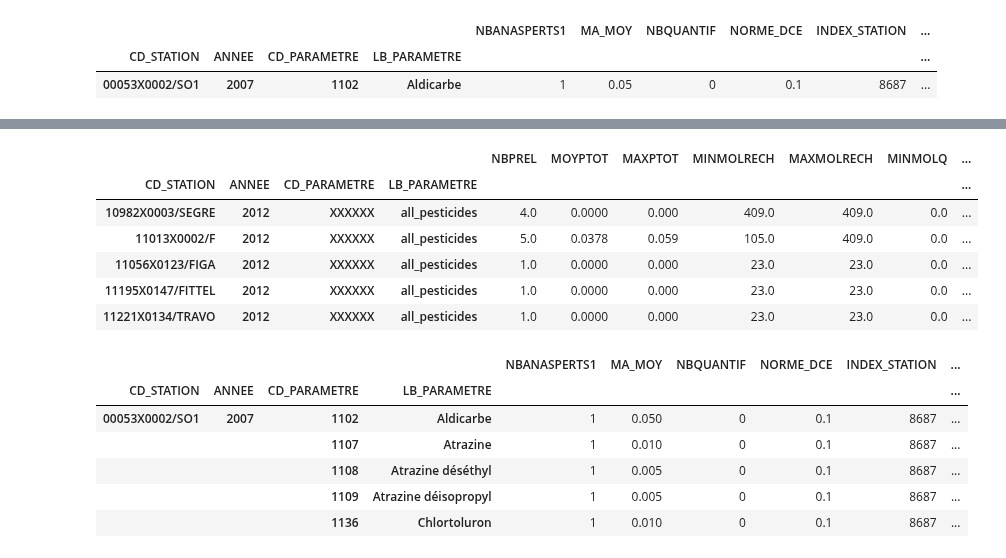
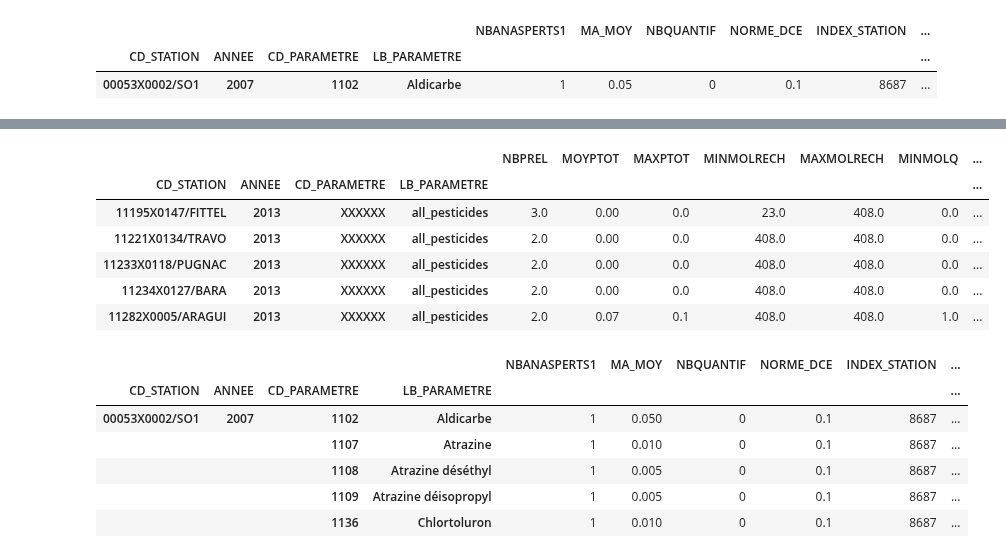
Before and after one commit to JulienParis/hydroviz, a Jupyter notebook: pesticides_analysis_03.ipynb, the cells around one changed output, grey strips where cells are left out. Drawn from its saved outputs; the diff is of its cells as text; code cells hidden in the pictures.

Commit message:
added data 2013-2014 + new logos / photos

```diff
--- a/pesticides_analysis_03.ipynb
+++ b/pesticides_analysis_03.ipynb
@@ -888,6 +907,8 @@ df_mct_2009 = pd.read_csv( os.path.join(stats_path, data_MCT["files"][2]+_copy+_
 df_mct_2010 = pd.read_csv( os.path.join(stats_path, data_MCT["files"][3]+_copy+_csv ), sep=_sep_csv, encoding = csv_encoding) #,  index_col=[1,0])
 df_mct_2011 = pd.read_csv( os.path.join(stats_path, data_MCT["files"][4]+_copy+_csv ), sep=_sep_csv, encoding = csv_encoding) #,  index_col=[1,0])
 df_mct_2012 = pd.read_csv( os.path.join(stats_path, data_MCT["files"][5]+_copy+_csv ), sep=_sep_csv, encoding = csv_encoding) #,  index_col=[1,0])
+df_mct_2013 = pd.read_csv( os.path.join(stats_path, data_MCT["files"][6]+_copy+_csv ), sep=_sep_csv, encoding = csv_encoding) #,  index_col=[1,0])
+df_mct_2014 = pd.read_csv( os.path.join(stats_path, data_MCT["files"][7]+_copy+_csv ), sep=_sep_csv, encoding = csv_encoding) #,  index_col=[1,0])
 
 df_mct_2007.drop('Unnamed: 0', axis=1, inplace=True)
 df_mct_2007 = df_mct_2007.dropna( axis=0, how="all") # on empty rows
@@ -906,6 +927,12 @@ df_mct_2011 = df_mct_2011.dropna( axis=0, how="all") # on empty rows
 
 df_mct_2012.drop('Unnamed: 0', axis=1, inplace=True)
 df_mct_2012 = df_mct_2012.dropna( axis=0, how="all") # on empty rows
+
+df_mct_2013.drop('Unnamed: 0', axis=1, inplace=True)
+df_mct_2013 = df_mct_2013.dropna( axis=0, how="all") # on empty rows
+
+df_mct_2014.drop('Unnamed: 0', axis=1, inplace=True)
+df_mct_2014 = df_mct_2014.dropna( axis=0, how="all") # on empty rows
 # %%
 ### add index station to df_MCT / df_MA
 
@@ -978,3 +1005,5 @@ df_mct_2010.head()
 df_mct_2011["INDEX_STATION"] = df_mct_2011.apply(add_indexStation, axis=1)
 # %%
 df_mct_2012["INDEX_STATION"] = df_mct_2012.apply(add_indexStation, axis=1)
+# %%
+df_mct_2013["INDEX_STATION"] = df_mct_2013.apply(add_indexStation, axis=1)
@@ -980,0 +1019,2 @@ df_mct_2012["INDEX_STATION"] = df_mct_2012.apply(add_indexStation, axis=1)
+# %%
+df_mct_2014["INDEX_STATION"] = df_mct_2014.apply(add_indexStation, axis=1)
@@ -1014,7 +1063,7 @@ df_B
 # cf : http://pandas.pydata.org/pandas-docs/stable/merging.html#joining-with-two-multi-indexes
 # options/alternatives : .merge .join .concat .append
 
-frames_mct = [df_mct_2007,df_mct_2008, df_mct_2009, df_mct_2010, df_mct_2011, df_mct_2012]
+frames_mct = [df_mct_2007,df_mct_2008, df_mct_2009, df_mct_2010, df_mct_2011, df_mct_2012, df_mct_2013, df_mct_2014]
 
 # clean from NaN values if entire row is NaN
 frames_mct_cleaned = dfCleanNa(frames_mct)
@@ -2002,15 +2113,15 @@ df_AV_ME.head()
 # %%
 #df_AV_dpt.set_index[ ; inplace=True]
 # %%
-df_MCT.loc[ idx[:,2012,:,:], : ].tail()
+df_MCT.loc[ idx[:,2013,:,:], : ].tail()
 # %% [output]
 |  |  |  |  | NBPREL | MOYPTOT | MAXPTOT | MINMOLRECH | MAXMOLRECH | MINMOLQ | ... |
 | CD_STATION | ANNEE | CD_PARAMETRE | LB_PARAMETRE |  |  |  |  |  |  | ... |
-| 10982X0003/SEGRE | 2012 | XXXXXX | all_pesticides | 4.0 | 0.0000 | 0.000 | 409.0 | 409.0 | 0.0 | ... |
-| 11013X0002/F | 2012 | XXXXXX | all_pesticides | 5.0 | 0.0378 | 0.059 | 105.0 | 409.0 | 0.0 | ... |
-| 11056X0123/FIGA | 2012 | XXXXXX | all_pesticides | 1.0 | 0.0000 | 0.000 | 23.0 | 23.0 | 0.0 | ... |
-| 11195X0147/FITTEL | 2012 | XXXXXX | all_pesticides | 1.0 | 0.0000 | 0.000 | 23.0 | 23.0 | 0.0 | ... |
-| 11221X0134/TRAVO | 2012 | XXXXXX | all_pesticides | 1.0 | 0.0000 | 0.000 | 23.0 | 23.0 | 0.0 | ... |
+| 11195X0147/FITTEL | 2013 | XXXXXX | all_pesticides | 3.0 | 0.00 | 0.0 | 23.0 | 408.0 | 0.0 | ... |
+| 11221X0134/TRAVO | 2013 | XXXXXX | all_pesticides | 2.0 | 0.00 | 0.0 | 408.0 | 408.0 | 0.0 | ... |
+| 11233X0118/PUGNAC | 2013 | XXXXXX | all_pesticides | 2.0 | 0.00 | 0.0 | 408.0 | 408.0 | 0.0 | ... |
+| 11234X0127/BARA | 2013 | XXXXXX | all_pesticides | 2.0 | 0.00 | 0.0 | 408.0 | 408.0 | 0.0 | ... |
+| 11282X0005/ARAGUI | 2013 | XXXXXX | all_pesticides | 2.0 | 0.07 | 0.1 | 408.0 | 408.0 | 1.0 | ... |
 # %%
 df_MA.head()
 # %% [output]
```
Also changed, not shown: parts of 45 cells of this notebook, 34 other files.
